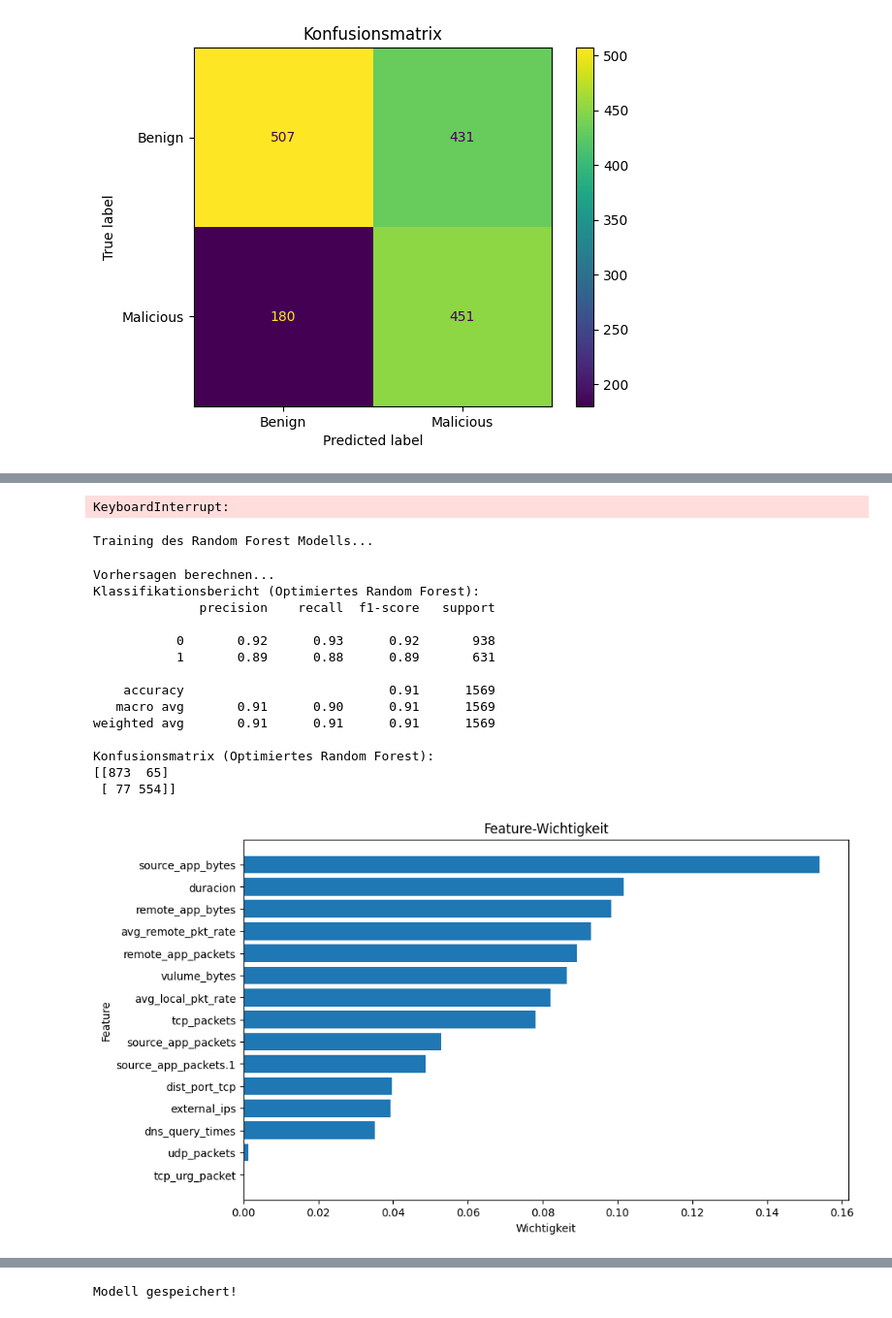
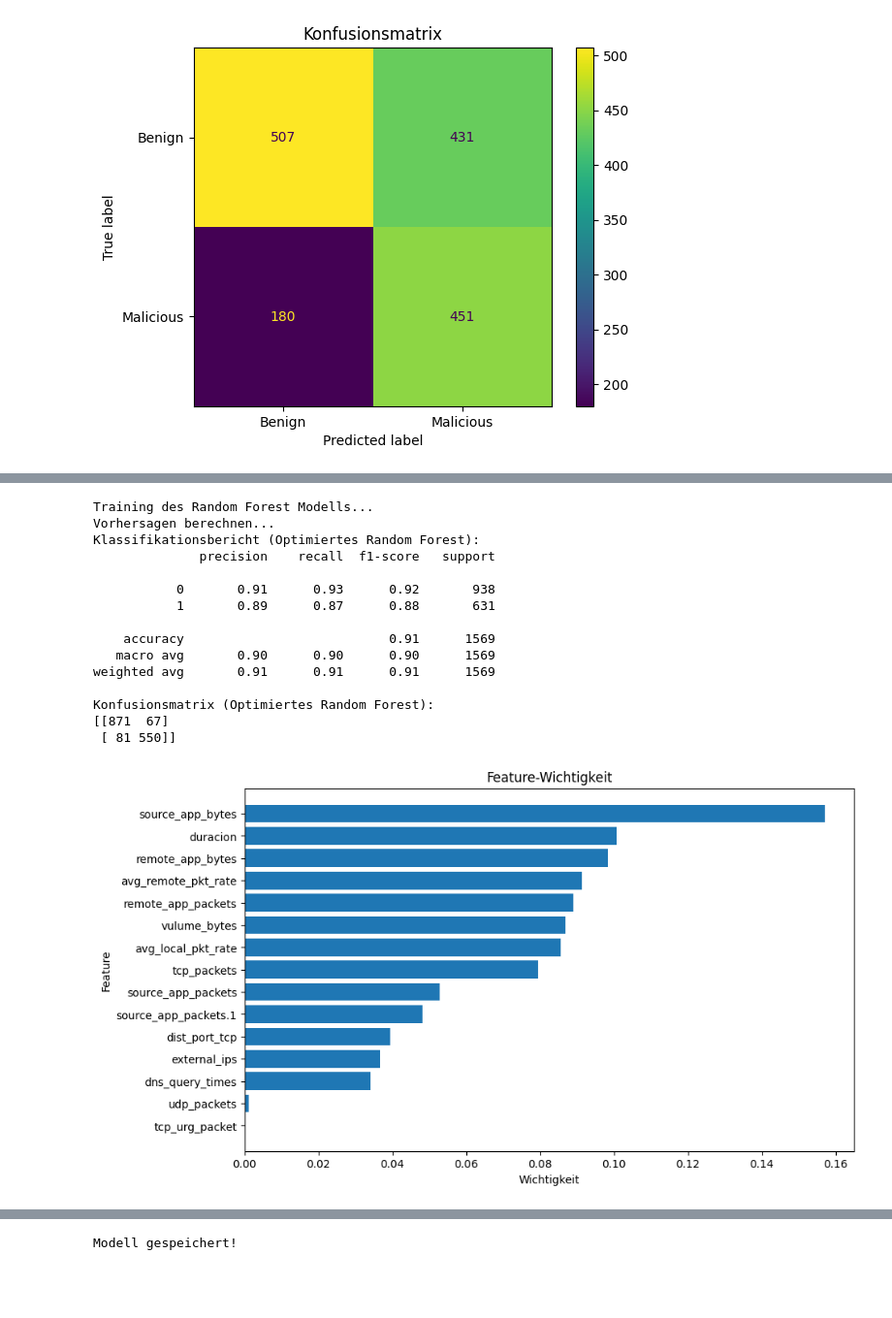
Before and after one commit to arlindgu/dsai-ai-training, a Jupyter notebook: notebook.ipynb, the cells around one changed output, grey strips where cells are left out. Shown: that part at 97% size. Drawn from its saved outputs; the diff is of its cells as text; code cells hidden in the pictures; blank space fills up the shorter version.

```diff
--- a/notebook.ipynb
+++ b/notebook.ipynb
@@ -327,29 +332,25 @@ Konfusionsmatrix (Random Forest):
 # %%
-from sklearn.model_selection import GridSearchCV
+#
+#
+#param_grid = {
+#    'n_estimators': [100, 200, 300],
+#    'max_depth': [None, 10, 20, 30],
+#    'min_samples_split': [2, 5, 10],
+#    'min_samples_leaf': [1, 2, 4],
+#}
 
-param_grid = {
-    'n_estimators': [100, 200, 300],
-    'max_depth': [None, 10, 20, 30],
-    'min_samples_split': [2, 5, 10],
-    'min_samples_leaf': [1, 2, 4],
-}
+#grid_search = GridSearchCV(RandomForestClassifier(class_weight='balanced', random_state=42),
+#                           param_grid, scoring='f1_macro', cv=3)
+#grid_search.fit(X_train, y_train)
 
-grid_search = GridSearchCV(RandomForestClassifier(class_weight='balanced', random_state=42),
-                           param_grid, scoring='f1_macro', cv=3)
-grid_search.fit(X_train, y_train)
-
-print("Beste Parameter:", grid_search.best_params_)
-best_rf_model = grid_search.best_estimator_
+#print("Beste Parameter:", grid_search.best_params_)
+#best_rf_model = grid_search.best_estimator_
-# %% [output]
-KeyboardInterrupt:
 # %%
-from sklearn.ensemble import RandomForestClassifier
-from sklearn.metrics import classification_report, confusion_matrix
+
 
 # Fortschrittsanzeige für das Training
 print("Training des Random Forest Modells...")
-for _ in tqdm(range(1)):  # tqdm simuliert hier den Fortschritt (da RF intern arbeitet)
-    optimized_rf_model = RandomForestClassifier(
+optimized_rf_model = RandomForestClassifier(
         max_depth=20,
         min_samples_leaf=1,
         min_samples_split=2,
@@ -357,7 +358,7 @@ for _ in tqdm(range(1)):  # tqdm simuliert hier den Fortschritt (da RF intern ar
         class_weight='balanced',
         random_state=42
     )
-    optimized_rf_model.fit(X_train, y_train)
+optimized_rf_model.fit(X_train, y_train)
 
 # Vorhersagen auf Testdaten
 print("Vorhersagen berechnen...")
@@ -371,38 +372,45 @@ print("Konfusionsmatrix (Optimiertes Random Forest):")
 print(confusion_matrix(y_test, y_pred_optimized_rf))
 # %% [output]
 Training des Random Forest Modells...
+Vorhersagen berechnen...
+Klassifikationsbericht (Optimiertes Random Forest):
+              precision    recall  f1-score   support
+
+           0       0.91      0.93      0.92       938
+           1       0.89      0.87      0.88       631
+
+    accuracy                           0.91      1569
+   macro avg       0.90      0.90      0.90      1569
+weighted avg       0.91      0.91      0.91      1569
+
+Konfusionsmatrix (Optimiertes Random Forest):
+[[871  67]
+ [ 81 550]]
-Vorhersagen berechnen...
-Klassifikationsbericht (Optimiertes Random Forest):
-              precision    recall  f1-score   support
-
-           0       0.92      0.93      0.92       938
-           1       0.89      0.88      0.89       631
-
-    accuracy                           0.91      1569
-   macro avg       0.91      0.90      0.91      1569
-weighted avg       0.91      0.91      0.91      1569
-
-Konfusionsmatrix (Optimiertes Random Forest):
-[[873  65]
- [ 77 554]]
 # %%
-# Feature-Importanz plotten
-import matplotlib.pyplot as plt
-import pandas as pd
+
+
+# Feature Importances extrahieren
+importances = optimized_rf_model.feature_importances_
+
+# DataFrame erstellen
+importance_df = pd.DataFrame({
+	'Feature': feature_names,
+	'Importance': importances
+}).sort_values(by='Importance', ascending=False)
 
 # Spaltennamen aus ursprünglichem DataFrame
 feature_names = data.drop(columns=['type']).columns
 
 # Plot
 plt.figure(figsize=(10, 6))
 plt.barh(importance_df['Feature'], importance_df['Importance'])
 plt.xlabel('Wichtigkeit')
 plt.ylabel('Feature')
 plt.title('Feature-Wichtigkeit')
 plt.gca().invert_yaxis()
 plt.show()
 # %% [output]
-[figure, old version]
+[figure, new version]
 # %%
 from sklearn.model_selection import cross_val_score
 
```
Also changed, not shown: parts of 12 cells of this notebook, 2 other files.
